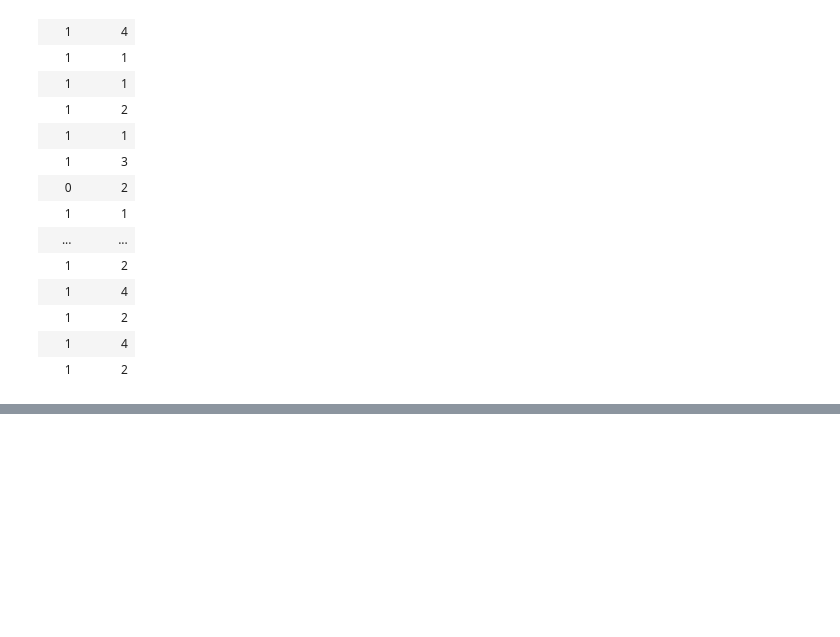
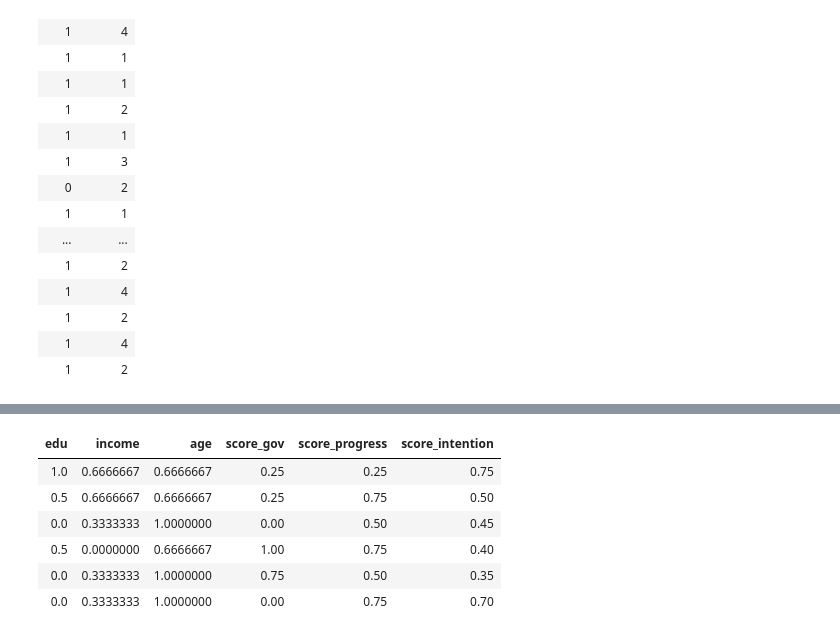
Before and after one commit to SEONGJAE-YOO/R-study, a Jupyter notebook: DataScaling.ipynb, the cells around one changed output, grey strips where cells are left out. Cells and saved outputs as stored; diff of their text form; code cells hidden in the pictures; blank space fills up the shorter version.

```diff
--- a/DataScaling.ipynb
+++ b/DataScaling.ipynb
@@ -130,0 +269,11 @@ data_class
+# %%
+data_minmax <- predict(MinMaxScale, data_num)
+head(data_minmax)
+# %% [output]
+| edu | income | age | score_gov | score_progress | score_intention |
+| 1.0 | 0.6666667 | 0.6666667 | 0.25 | 0.25 | 0.75 |
+| 0.5 | 0.6666667 | 0.6666667 | 0.25 | 0.75 | 0.50 |
+| 0.0 | 0.3333333 | 1.0000000 | 0.00 | 0.50 | 0.45 |
+| 0.5 | 0.0000000 | 0.6666667 | 1.00 | 0.75 | 0.40 |
+| 0.0 | 0.3333333 | 1.0000000 | 0.75 | 0.50 | 0.35 |
+| 0.0 | 0.3333333 | 1.0000000 | 0.00 | 0.75 | 0.70 |
```
Also changed, not shown: parts of 23 cells of this notebook.
